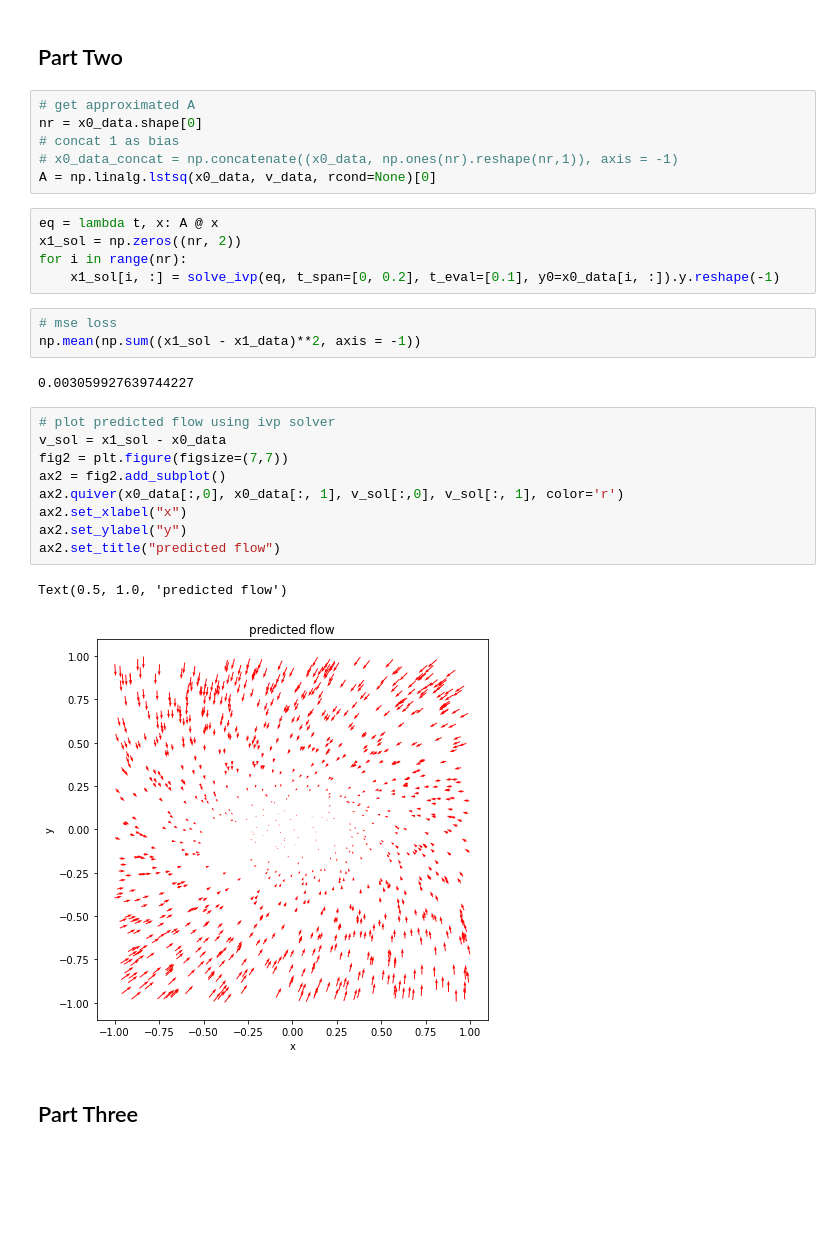
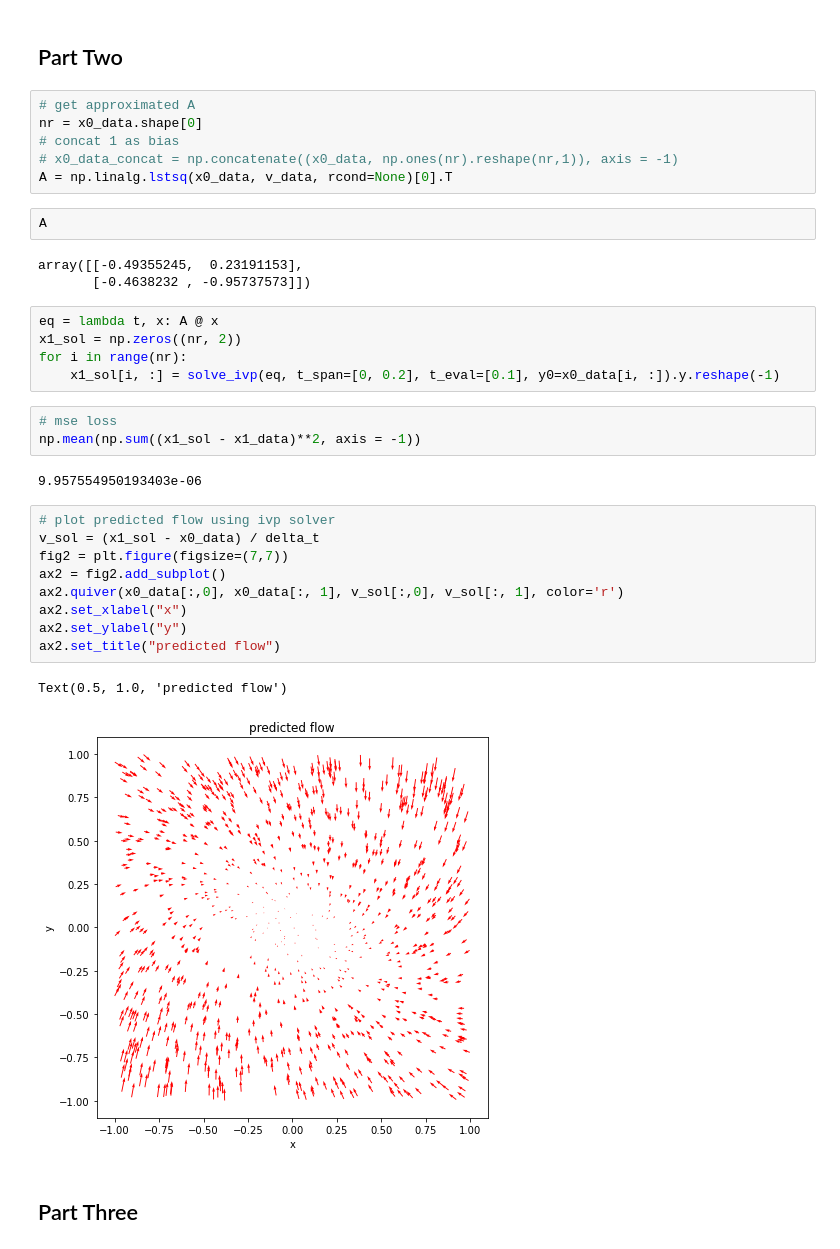
Before and after one commit to ge96rox/MLCMS05, a Jupyter notebook: task2.ipynb, the cells around one changed output. Saved outputs shown, nothing was run; the diff lists cells and outputs as text; blank space fills up the shorter version.

Commit message:
bugfix(task2): tranpose lstsq solution to get A
add task3

```diff
--- a/task2.ipynb
+++ b/task2.ipynb
@@ -51,7 +51,12 @@ Text(0.5, 1.0, 'flow using the finite-difference formula')
 nr = x0_data.shape[0]
 # concat 1 as bias
 # x0_data_concat = np.concatenate((x0_data, np.ones(nr).reshape(nr,1)), axis = -1)
-A = np.linalg.lstsq(x0_data, v_data, rcond=None)[0]
+A = np.linalg.lstsq(x0_data, v_data, rcond=None)[0].T
+# %%
+A
+# %% [output]
+array([[-0.49355245,  0.23191153],
+       [-0.4638232 , -0.95737573]])
 # %%
 eq = lambda t, x: A @ x
 x1_sol = np.zeros((nr, 2))
@@ -61,19 +66,19 @@ for i in range(nr):
 # mse loss
 np.mean(np.sum((x1_sol - x1_data)**2, axis = -1))
 # %% [output]
-0.003059927639744227
+9.957554950193403e-06
 # %%
 # plot predicted flow using ivp solver
-v_sol = x1_sol - x0_data
+v_sol = (x1_sol - x0_data) / delta_t
 fig2 = plt.figure(figsize=(7,7))
 ax2 = fig2.add_subplot()
 ax2.quiver(x0_data[:,0], x0_data[:, 1], v_sol[:,0], v_sol[:, 1], color='r')
 ax2.set_xlabel("x")
 ax2.set_ylabel("y")
 ax2.set_title("predicted flow")
 # %% [output]
 Text(0.5, 1.0, 'predicted flow')
-[figure, old version]
+[figure, new version]
 # %% [markdown]
 ## Part Three
 # %%
```
Also changed, not shown: parts of 2 cells of this notebook, 1 other file.
